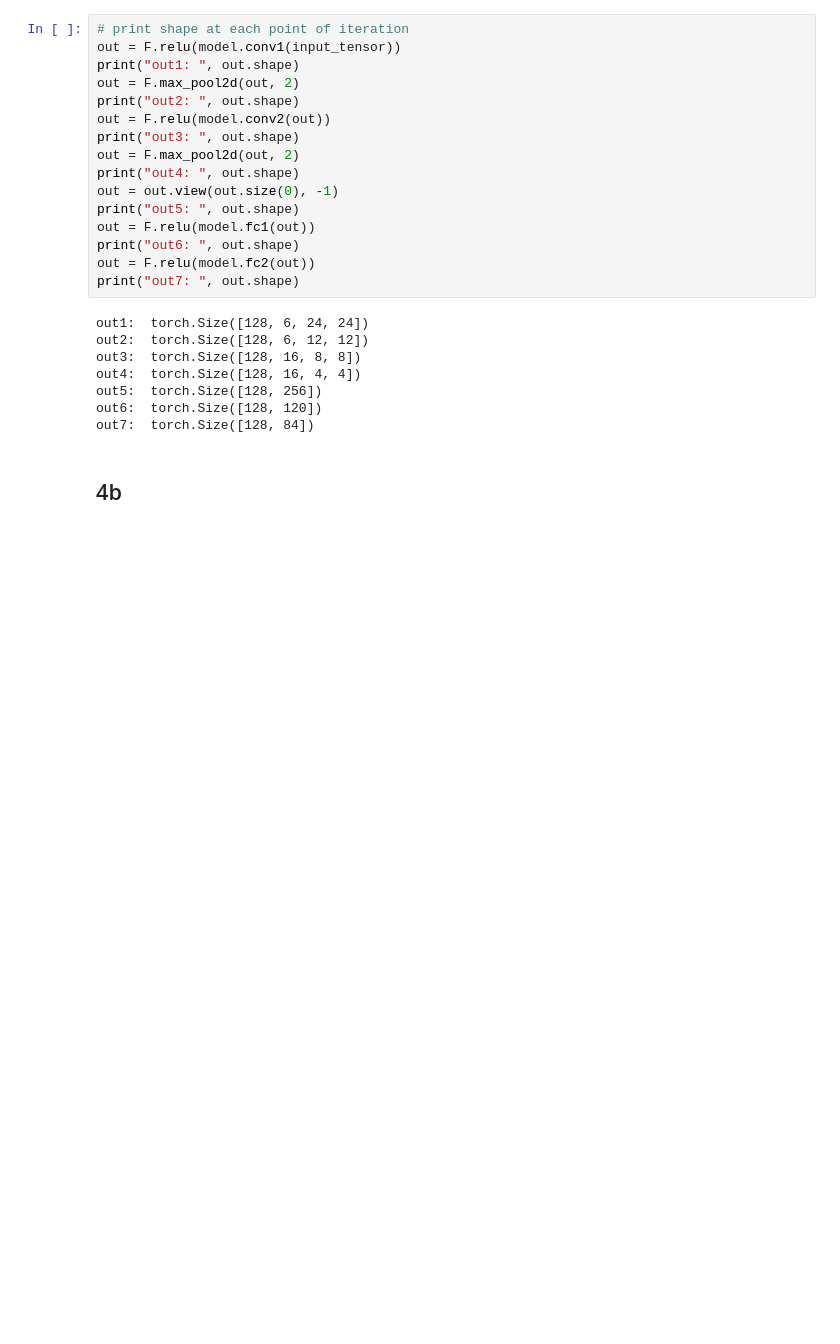
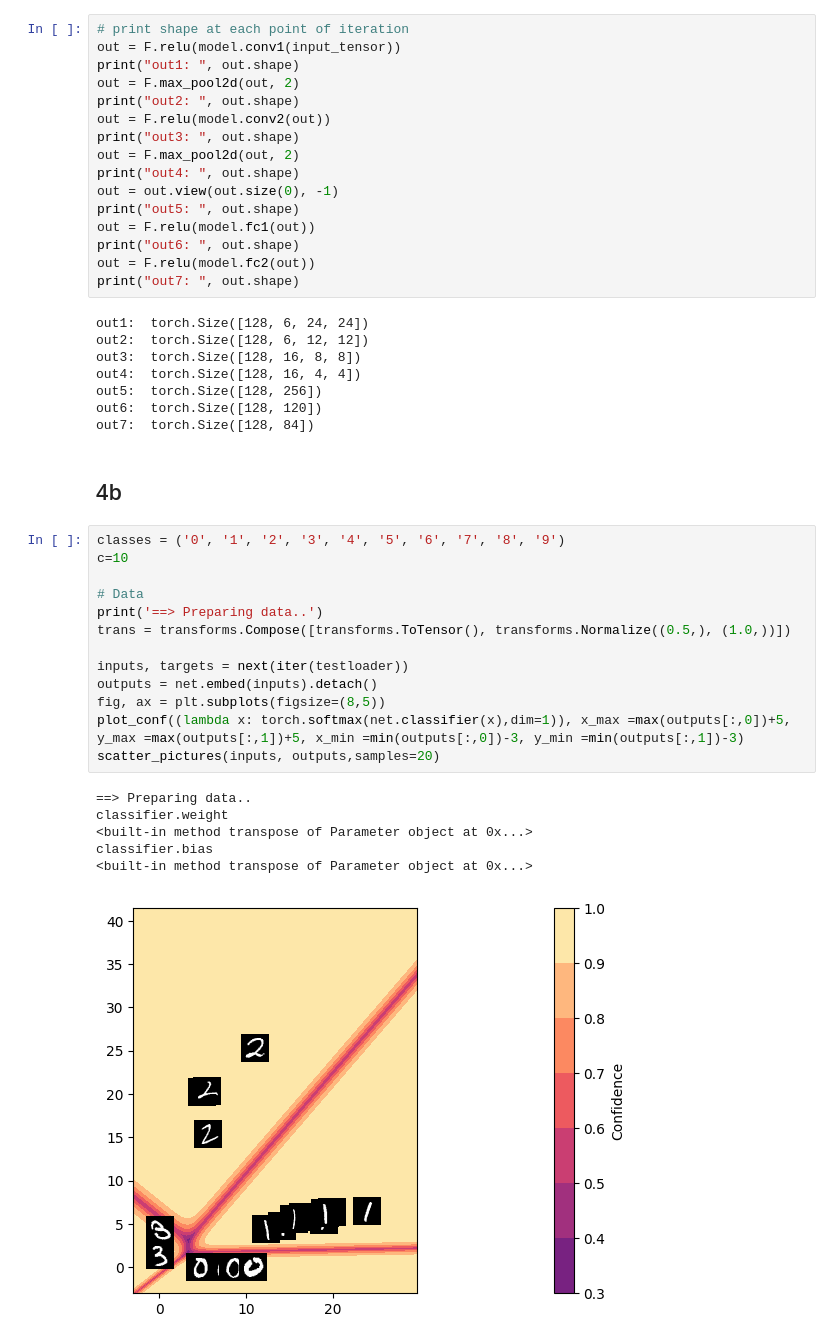
Before and after one commit to driverag22/dataMining-MachLearningAssignments, a Jupyter notebook: HW2/HW2_4MNISTANN.ipynb, the cells around one changed output. Saved outputs shown, nothing was run; the diff lists cells and outputs as text; blank space fills up the shorter version.

```diff
--- a/HW2/HW2_4MNISTANN.ipynb
+++ b/HW2/HW2_4MNISTANN.ipynb
@@ -270,6 +275,26 @@ out6:  torch.Size([128, 120])
 out7:  torch.Size([128, 84])
 # %% [markdown]
 ## 4b
+# %%
+classes = ('0', '1', '2', '3', '4', '5', '6', '7', '8', '9')
+c=10
+
+# Data
+print('==> Preparing data..')
+trans = transforms.Compose([transforms.ToTensor(), transforms.Normalize((0.5,), (1.0,))])
+
+inputs, targets = next(iter(testloader))
+outputs = net.embed(inputs).detach()
+fig, ax = plt.subplots(figsize=(8,5))
+plot_conf((lambda x: torch.softmax(net.classifier(x),dim=1)), x_max =max(outputs[:,0])+5, y_max =max(outputs[:,1])+5, x_min =min(outputs[:,0])-3, y_min =min(outputs[:,1])-3)
+scatter_pictures(inputs, outputs,samples=20)
+# %% [output]
+==> Preparing data..
+classifier.weight
+<built-in method transpose of Parameter object at 0x...>
+classifier.bias
+<built-in method transpose of Parameter object at 0x...>
+[figure, added]
 # %%
 for name, param in net.named_parameters():
     if (name == "classifier.weight" or name == "classifier.bias"):
```
Also changed, not shown: parts of 4 cells of this notebook, 1 other file.
